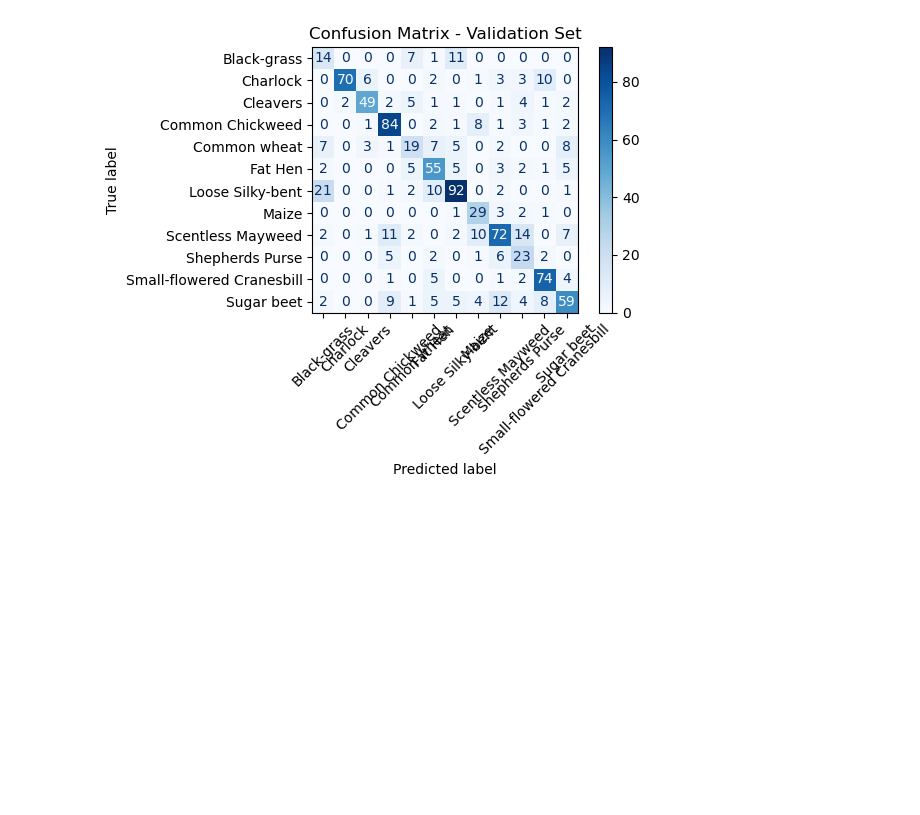
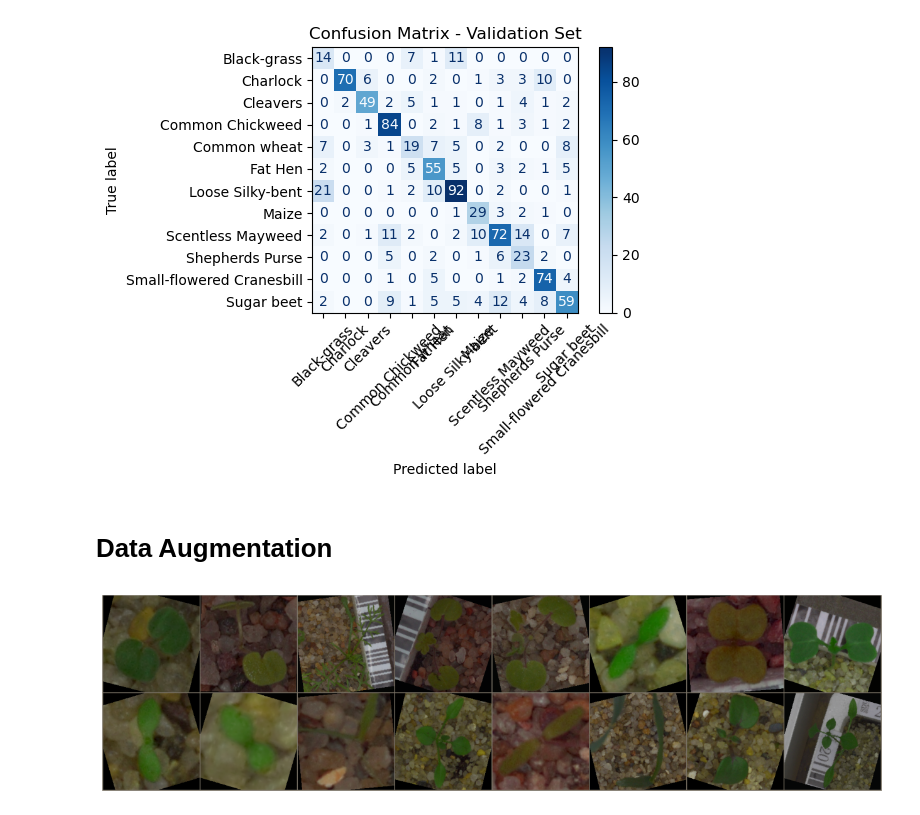
Before and after one commit to midiakhalilzade/plant-seedlings-classification-cnn, a Jupyter notebook: plant-seedlings-classification.ipynb, the cells around one changed output. Cells and saved outputs as stored; diff of their text form; code cells hidden in the pictures; blank space fills up the shorter version.

```diff
--- a/plant-seedlings-classification.ipynb
+++ b/plant-seedlings-classification.ipynb
@@ -291,3 +289,34 @@ plt.tight_layout()
 plt.show()
 # %% [output]
 [figure]
+# %% [markdown]
+# Data Augmentation
+# %%
+train_tfms = transforms.Compose([
+    transforms.Resize((sz, sz)),
+    transforms.RandomRotation(20),
+    transforms.RandomHorizontalFlip(),
+    transforms.ColorJitter(0.1, 0.1, 0.1, 0.1),
+    transforms.ToTensor(),
+    transforms.Normalize([0.485, 0.456, 0.406], [0.229, 0.224, 0.225])
+])
+
+valid_tfms = transforms.Compose([
+    transforms.Resize((sz, sz)),
+    transforms.ToTensor(),
+    transforms.Normalize([0.485, 0.456, 0.406], [0.229, 0.224, 0.225])
+])
+
+train_ds= datasets.ImageFolder(trn_dir, train_tfms)
+valid_ds= datasets.ImageFolder(vld_dir, valid_tfms)
+
+train_dl= torch.utils.data.DataLoader(train_ds, batch_size= batch_size, shuffle=True, num_workers=4)
+valid_dl= torch.utils.data.DataLoader(valid_ds, batch_size= batch_size, shuffle=True, num_workers=4)
+# %%
+inputs, targets = next(iter(train_dl))
+img= torchvision.utils.make_grid(inputs, padding=2)
+plt.figure(figsize=(16, 12))
+imshow(img)
+plt.show()
+# %% [output]
+[figure, added]
```
Also changed, not shown: parts of 6 cells of this notebook.
